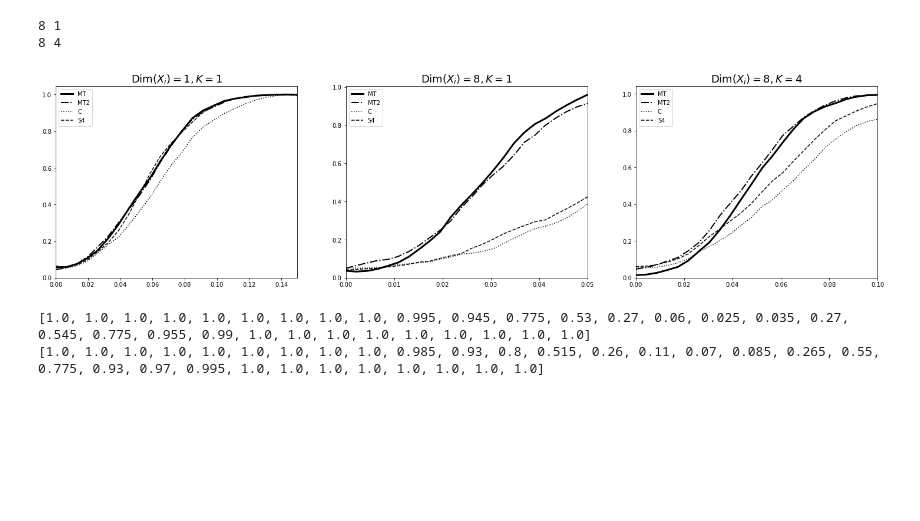
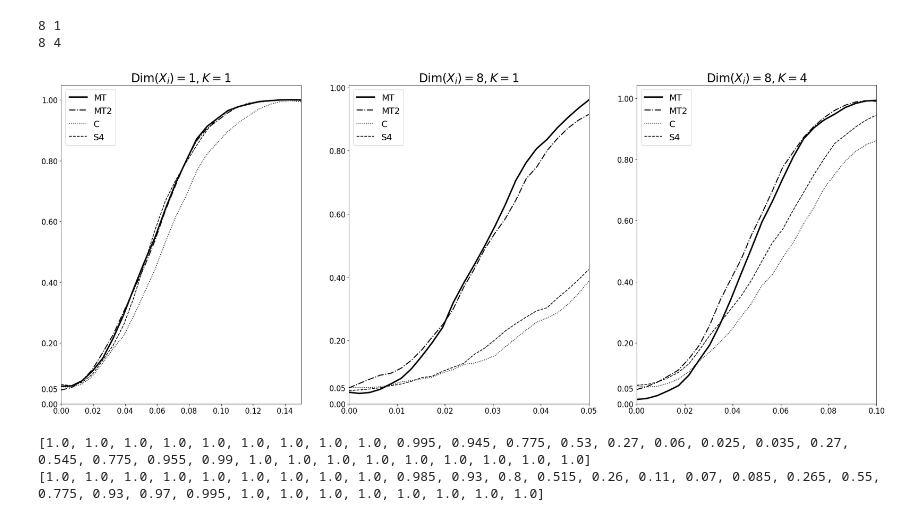
Before and after one commit to freshtaste/Matched-Tuple, a Jupyter notebook: simulation5.ipynb, the cells around one changed output. Drawn from its saved outputs; the diff is of its cells as text; code cells hidden in the pictures; blank space fills up the shorter version.

```diff
--- a/simulation5.ipynb
+++ b/simulation5.ipynb
@@ -47,27 +47,30 @@ with open('simulation5_power_plots2.pkl', 'wb') as f:
 # %%
 import matplotlib.pyplot as plt
 from scipy.signal import savgol_filter
 
-fig, axs = plt.subplots(1, 3, figsize=(25,6))
+fig, axs = plt.subplots(1, 3, figsize=(30,12))
 styles = ['-', 'dashdot', ':', 'dashed']
 designs = ['MT','MT2','C','S4']
 width = [3,2,1.5,1.5]
 model_specs = [(1,1),(8,1),(8,4)]
 taus_list = [np.linspace(0, .15, 24), np.linspace(0, .05, 24), np.linspace(0, .1, 24)]
 rights = [.15, .05, .1]
 
 for i, (q,k) in enumerate(model_specs):
     for j, design in enumerate(designs):
         p = results["q={},k={}".format(q,k)][design]
         x, y = taus_list[i], p
         y = savgol_filter(p, 7, 2)
         axs[i].plot(x, y, label=design, color='black', linewidth=width[j], linestyle=styles[j])
         axs[i].set_ylim(bottom=0)
         axs[i].set_xlim(left=0, right=rights[i])
-    axs[i].set_title(r'Dim$(X_i)={}, K={}$'.format(q,k), fontdict={'fontsize': 18, 'fontweight': 'medium'})
-    axs[i].legend()
+        axs[i].set_yticks([0, 0.05, 0.2, 0.4, 0.6, 0.8, 1.0])
+        axs[i].xaxis.set_tick_params(labelsize=15)
+        axs[i].yaxis.set_tick_params(labelsize=15)
+    axs[i].set_title(r'Dim$(X_i)={}, K={}$'.format(q,k), fontdict={'fontsize': 24, 'fontweight': 'medium'})
+    axs[i].legend(prop={'size': 18})
 # %% [output]
-[figure, old version]
+[figure, new version]
 # %%
 file = open("simulation5_power_plots.pkl",'rb')
 results = pickle.load(file)
```
